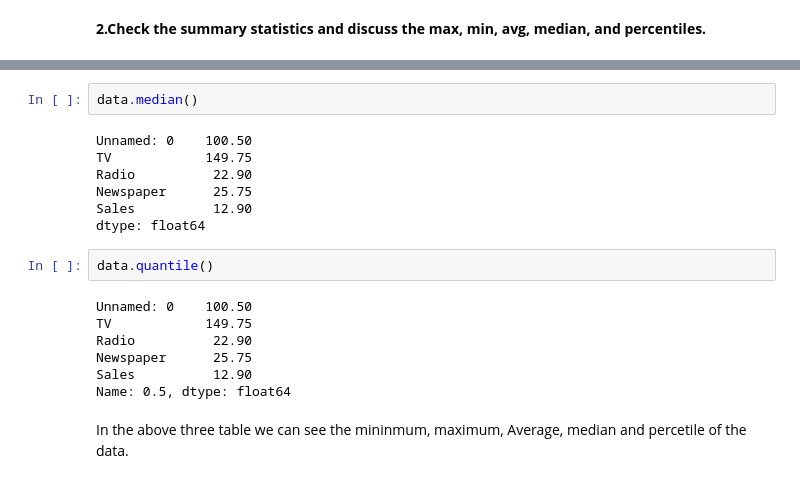
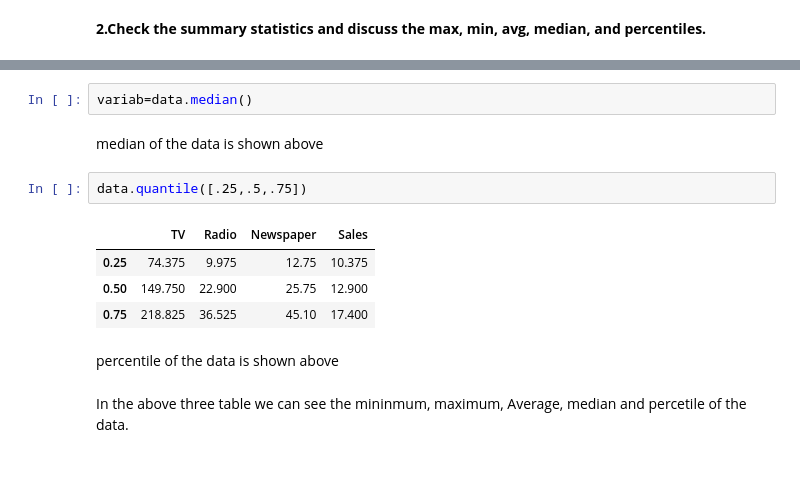
Before and after one commit to muhammedshafahp/DSA-ICTAK, a Jupyter notebook: Week7_Activity.ipynb, the cells around one changed output, grey strips where cells are left out. Saved outputs shown, nothing was run; the diff lists cells and outputs as text.

```diff
--- a/Week7_Activity.ipynb
+++ b/Week7_Activity.ipynb
@@ -51,21 +52,16 @@ data.describe()
-# %%
-data.median()
-# %% [output]
-Unnamed: 0    100.50
-TV            149.75
-Radio          22.90
-Newspaper      25.75
-Sales          12.90
-dtype: float64
+# %%
+variab=data.median()
+# %% [markdown]
+median of the data is shown above
 # %%
-data.quantile()
+data.quantile([.25,.5,.75])
 # %% [output]
-Unnamed: 0    100.50
-TV            149.75
-Radio          22.90
-Newspaper      25.75
-Sales          12.90
-Name: 0.5, dtype: float64
+|  | TV | Radio | Newspaper | Sales |
+| 0.25 | 74.375 | 9.975 | 12.75 | 10.375 |
+| 0.50 | 149.750 | 22.900 | 25.75 | 12.900 |
+| 0.75 | 218.825 | 36.525 | 45.10 | 17.400 |
+# %% [markdown]
+percentile of the data is shown above
 # %% [markdown]
 In the above three table we can see the mininmum, maximum, Average, median and percetile of the data.
 # %% [markdown]
```
Also changed, not shown: parts of 11 cells of this notebook.
